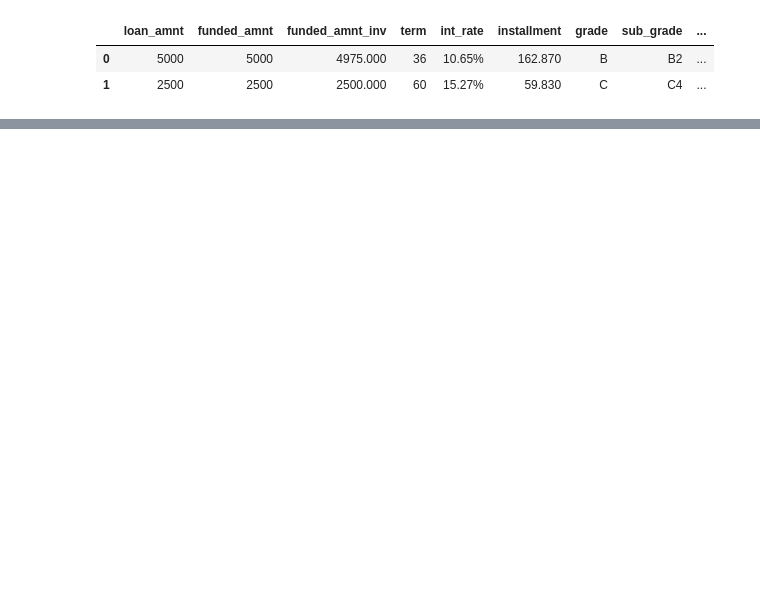
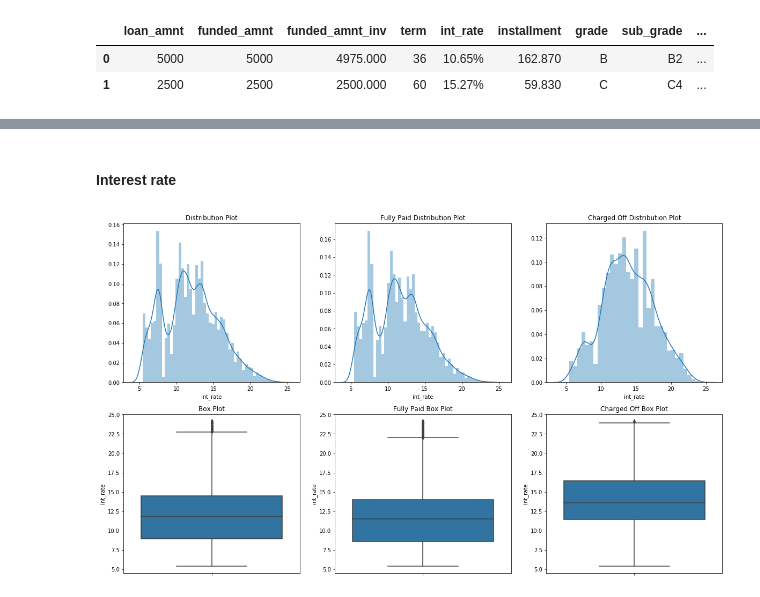
Before and after one commit to AshishVeera/Lending_Club_CaseStudy, a Jupyter notebook: Lending_Casestudy.ipynb, the cells around one changed output, grey strips where cells are left out. Cells and saved outputs as stored; diff of their text form; code cells hidden in the pictures; blank space fills up the shorter version.

```diff
--- a/Lending_Casestudy.ipynb
+++ b/Lending_Casestudy.ipynb
@@ -248,0 +341,2 @@ loan_clean.head(2)
+# %% [markdown]
+#### Interest rate
@@ -248,0 +347,4 @@ loan_clean.head(2)
+# %%
+plot_univariate_vs_loan_status(vtype = 'continuous', col='int_rate')
+# %% [output]
+[figure, added]
```
Also changed, not shown: parts of 166 cells of this notebook.
